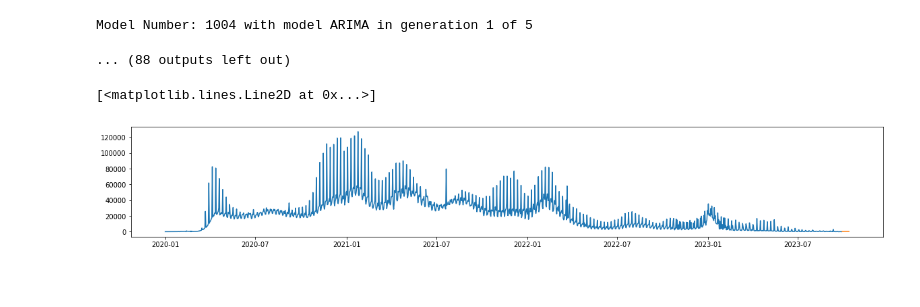
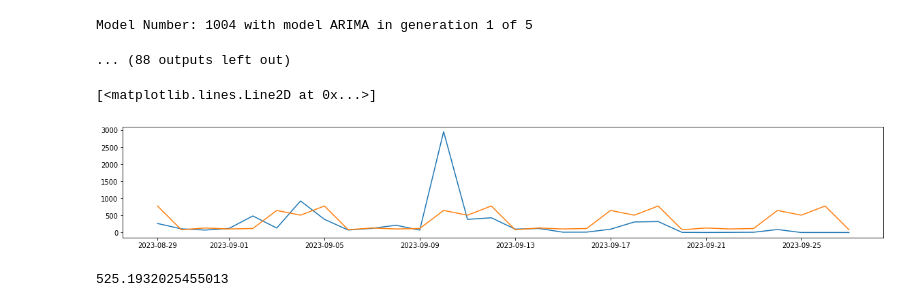
Before and after one commit to samuell07/timeseries-forecasting, a Jupyter notebook: covid_deaths/models/covid-deaths-automl.ipynb, the cells around one changed output. Cells and saved outputs as stored; diff of their text form; code cells hidden in the pictures; blank space fills up the shorter version.

```diff
--- a/covid_deaths/models/covid-deaths-automl.ipynb
+++ b/covid_deaths/models/covid-deaths-automl.ipynb
@@ -34,5 +38,7 @@ print(model_lists['univariate'])
 # %%
-model.fit(df['new_deaths'])
+train = df.iloc[:-30]
+test = df.iloc[-30:]
+model.fit(train['new_deaths'])
 prediction = model.predict(forecast_length=30)
 # %% [output]
 Data frequency is: D, used frequency is: D
@@ -94,7 +112,7 @@ model = model.import_template(
     method="only",
     enforce_model_list=True,
 )
-model.fit(df)
+model.fit(test['new_deaths'])
 prediction = model.predict(forecast_length=15)
 # %% [output]
 Data frequency is: D, used frequency is: D
@@ -131,9 +149,17 @@ Model Number: 1004 with model ARIMA in generation 1 of 5
 # %%
 %matplotlib inline
 import matplotlib.pyplot as plt
 fig,ax = plt.subplots(figsize=(20,3))
-ax.plot(df['new_deaths'])
+ax.plot(test['new_deaths'])
 ax.plot(prediction.forecast)
 # %% [output]
 [<matplotlib.lines.Line2D at 0x...>]
-[figure, old version]
+[figure, new version]
+# %%
+from sklearn.metrics import mean_squared_error
+from math import sqrt
+test['new_deaths'].mean()
+rmse=sqrt(mean_squared_error(prediction.forecast,test['new_deaths']))
+print(rmse)
+# %% [output]
+525.1932025455013
```
Also changed, not shown: parts of 3 cells of this notebook, 10 other files.
